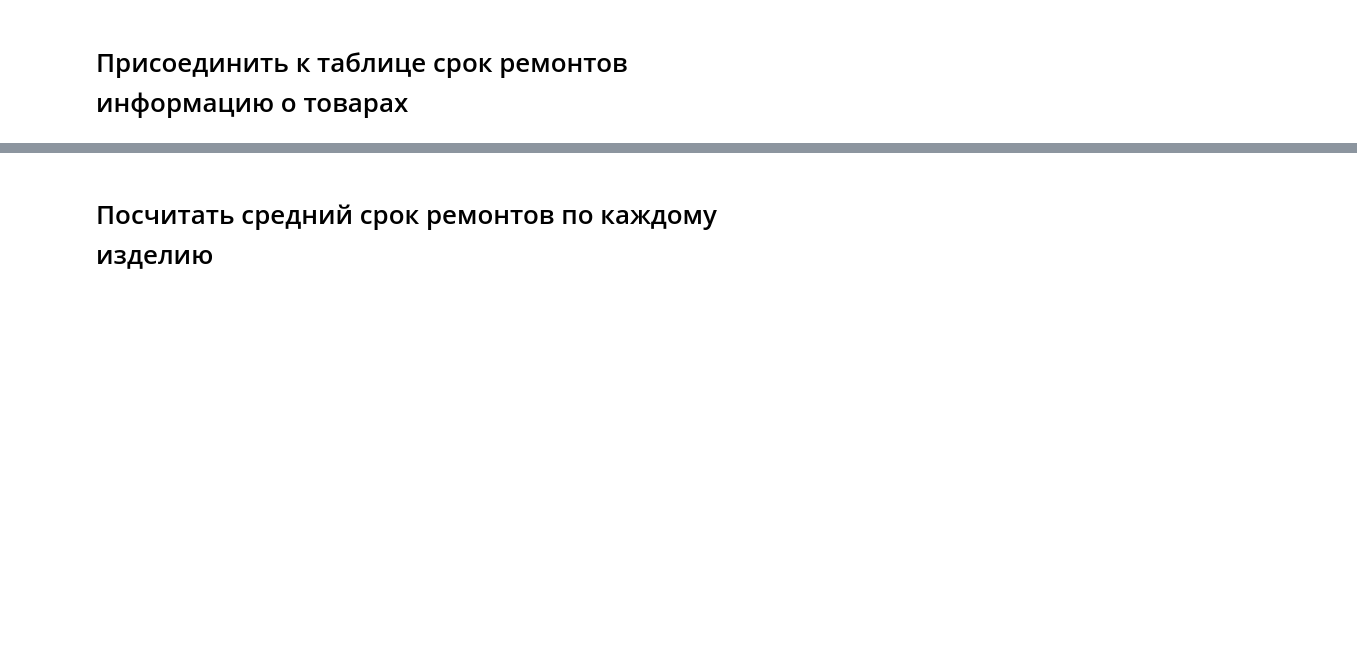
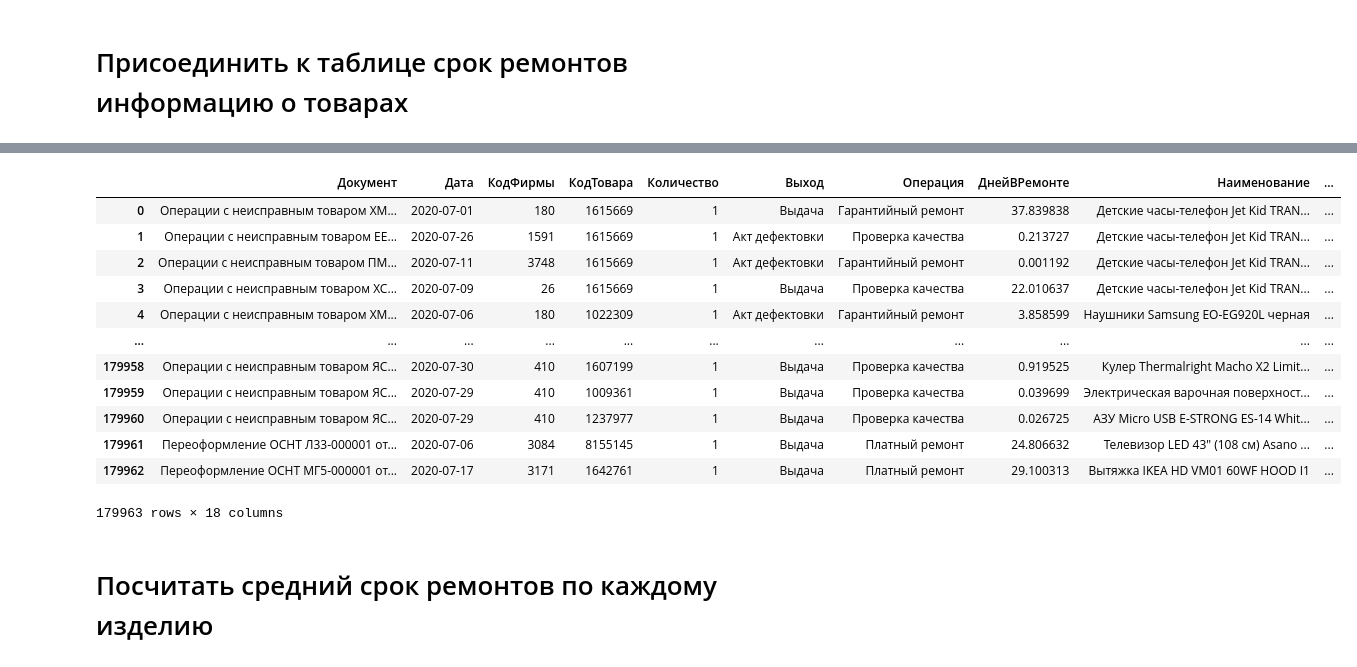
Before and after one commit to HarakaRisasi/dns_data_analysis_study, a Jupyter notebook: 6 занятие/Задание.ipynb, the cells around one changed output, grey strips where cells are left out. Saved outputs shown, nothing was run; the diff lists cells and outputs as text; code cells hidden in the pictures; blank space fills up the shorter version.

```diff
--- a/6 занятие/Задание.ipynb
+++ b/6 занятие/Задание.ipynb
@@ -3,5 +3,8 @@ import pandas as pd
 import plotly.express as px
 # %% [markdown]
 # Загрузите табличку "Сроки ремонтов" из 3 занятия
+# %%
+df_repair_terms = pd.read_csv('../3 занятие/Сроки ремонта.csv')
+df_info_goods = pd.read_csv('Инф_товар.csv')
 # %% [markdown]
 # Присоединить к таблице срок ремонтов информацию о товарах
@@ -7,0 +23,3 @@ import plotly.express as px
+# %%
+df_ = df_repair_terms.merge(right=df_info_goods, left_on='КодТовара', right_on='Код', how='right')
+df_ = df_.drop(columns='Код')
@@ -8,2 +48,18 @@ import plotly.express as px
+# %%
+df_
+# %% [output]
+|  | Документ | Дата | КодФирмы | КодТовара | Количество | Выход | Операция | ДнейВРемонте | Наименование | ... |
+| 0 | Операции с неисправным товаром XM... | 2020-07-01 | 180 | 1615669 | 1 | Выдача | Гарантийный ремонт | 37.839838 | Детские часы-телефон Jet Kid TRAN... | ... |
+| 1 | Операции с неисправным товаром ЕЕ... | 2020-07-26 | 1591 | 1615669 | 1 | Акт дефектовки | Проверка качества | 0.213727 | Детские часы-телефон Jet Kid TRAN... | ... |
+| 2 | Операции с неисправным товаром ПМ... | 2020-07-11 | 3748 | 1615669 | 1 | Акт дефектовки | Гарантийный ремонт | 0.001192 | Детские часы-телефон Jet Kid TRAN... | ... |
+| 3 | Операции с неисправным товаром ХС... | 2020-07-09 | 26 | 1615669 | 1 | Выдача | Проверка качества | 22.010637 | Детские часы-телефон Jet Kid TRAN... | ... |
+| 4 | Операции с неисправным товаром XM... | 2020-07-06 | 180 | 1022309 | 1 | Акт дефектовки | Гарантийный ремонт | 3.858599 | Наушники Samsung EO-EG920L черная | ... |
+| ... | ... | ... | ... | ... | ... | ... | ... | ... | ... | ... |
+| 179958 | Операции с неисправным товаром ЯС... | 2020-07-30 | 410 | 1607199 | 1 | Выдача | Проверка качества | 0.919525 | Кулер Thermalright Macho X2 Limit... | ... |
+| 179959 | Операции с неисправным товаром ЯС... | 2020-07-29 | 410 | 1009361 | 1 | Выдача | Проверка качества | 0.039699 | Электрическая варочная поверхност... | ... |
+| 179960 | Операции с неисправным товаром ЯС... | 2020-07-29 | 410 | 1237977 | 1 | Выдача | Проверка качества | 0.026725 | АЗУ Micro USB E-STRONG ES-14 Whit... | ... |
+| 179961 | Переоформление ОСНТ Л33-000001 от... | 2020-07-06 | 3084 | 8155145 | 1 | Выдача | Платный ремонт | 24.806632 | Телевизор LED 43" (108 см) Asano ... | ... |
+| 179962 | Переоформление ОСНТ МГ5-000001 от... | 2020-07-17 | 3171 | 1642761 | 1 | Выдача | Платный ремонт | 29.100313 | Вытяжка IKEA HD VM01 60WF HOOD I1 | ... |
+179963 rows × 18 columns
 # %% [markdown]
 # Посчитать средний срок ремонтов по каждому изделию
```
Also changed, not shown: parts of 6 cells of this notebook.
